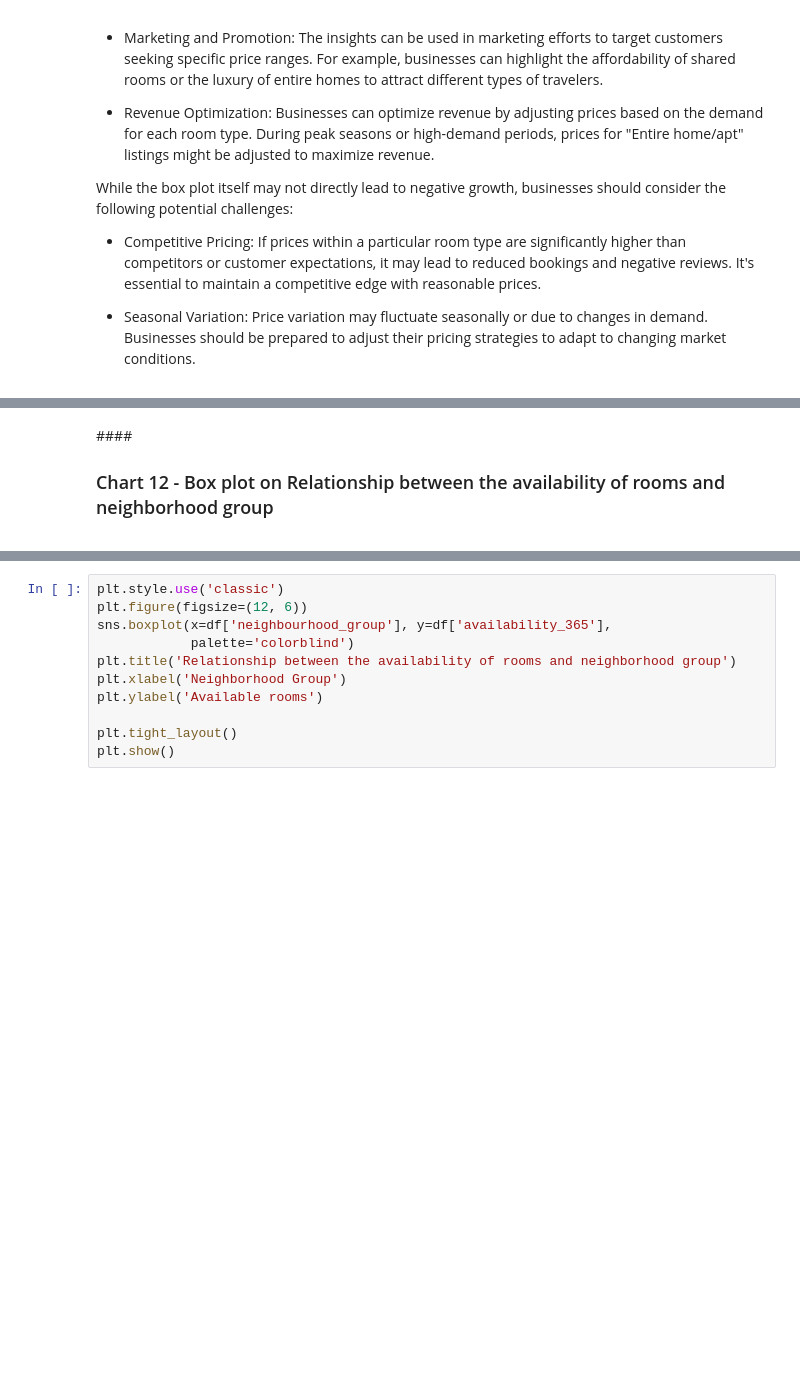
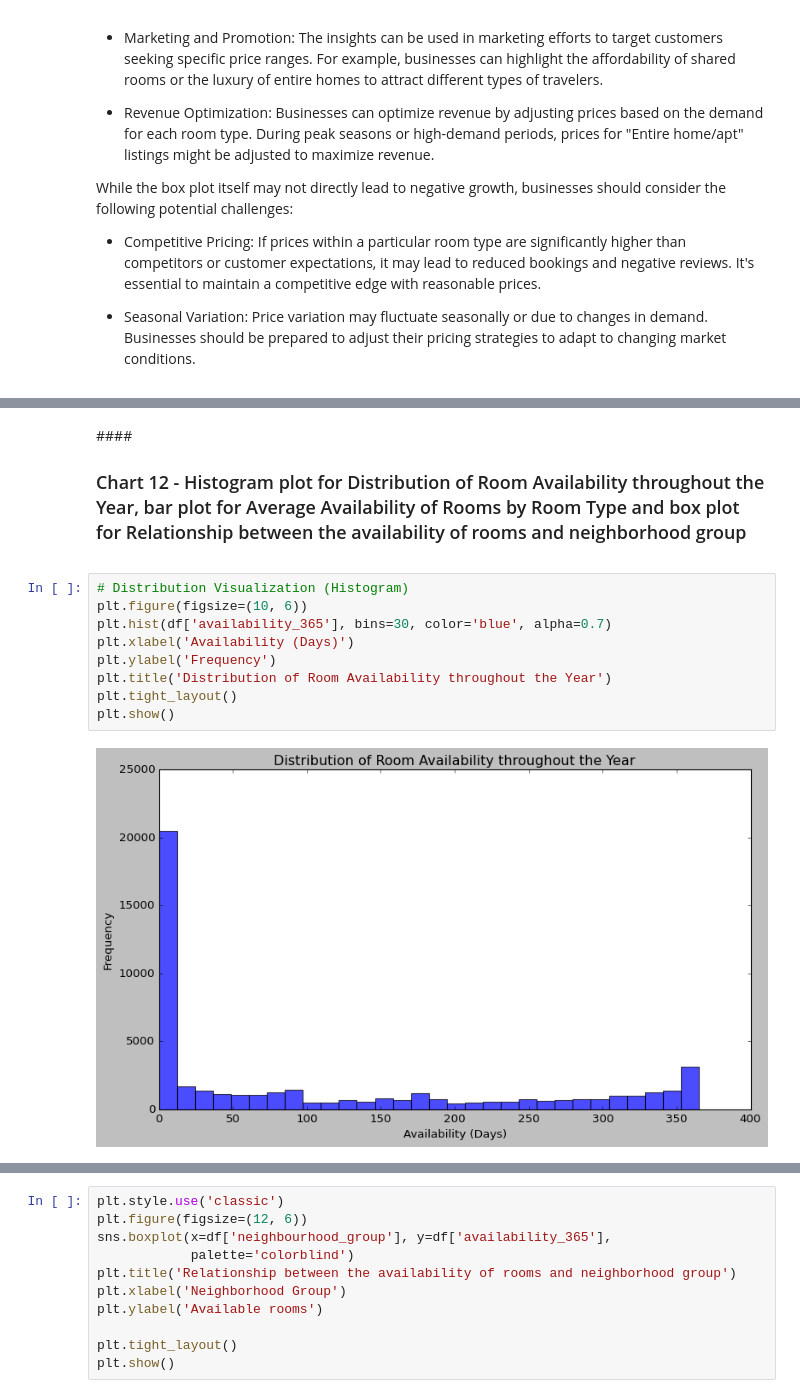
Before and after one commit to Pranita1994/EDA_Project, a Jupyter notebook: AirBnb_Bookings_Analysis.ipynb, the cells around one changed output, grey strips where cells are left out. Saved outputs shown, nothing was run; the diff lists cells and outputs as text; blank space fills up the shorter version.

```diff
--- a/AirBnb_Bookings_Analysis.ipynb
+++ b/AirBnb_Bookings_Analysis.ipynb
@@ -1065,2 +1089,13 @@ Name: availability_365, dtype: float64
 # %% [markdown]
-####<h3> Chart 12 - Box plot on Relationship between the availability of rooms and neighborhood group </h3>
+####<h3> Chart 12 - Histogram plot for Distribution of Room Availability throughout the Year, bar plot for Average Availability of Rooms by Room Type and box plot for Relationship between the availability of rooms and neighborhood group</h3>
+# %%
+# Distribution Visualization (Histogram)
+plt.figure(figsize=(10, 6))
+plt.hist(df['availability_365'], bins=30, color='blue', alpha=0.7)
+plt.xlabel('Availability (Days)')
+plt.ylabel('Frequency')
+plt.title('Distribution of Room Availability throughout the Year')
+plt.tight_layout()
+plt.show()
+# %% [output]
+[figure, added]
```
Also changed, not shown: parts of 9 cells of this notebook.
